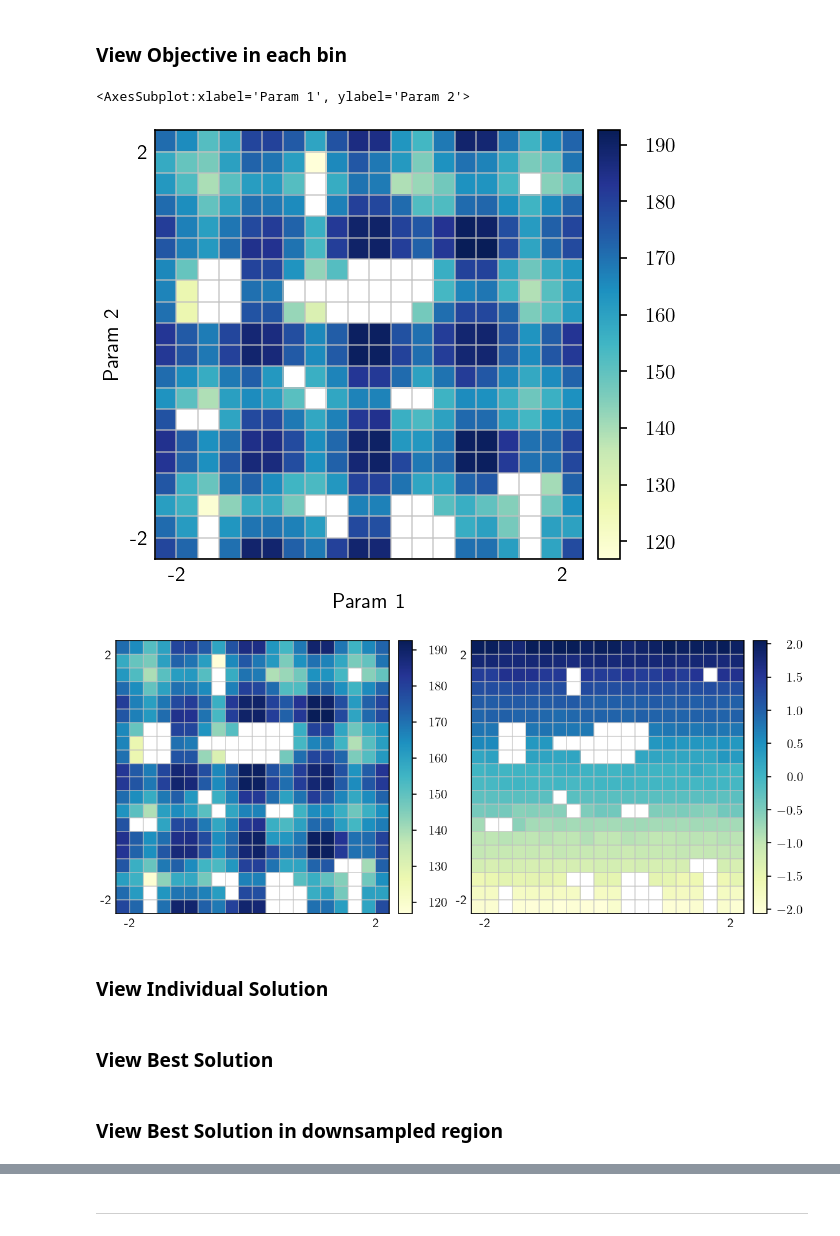
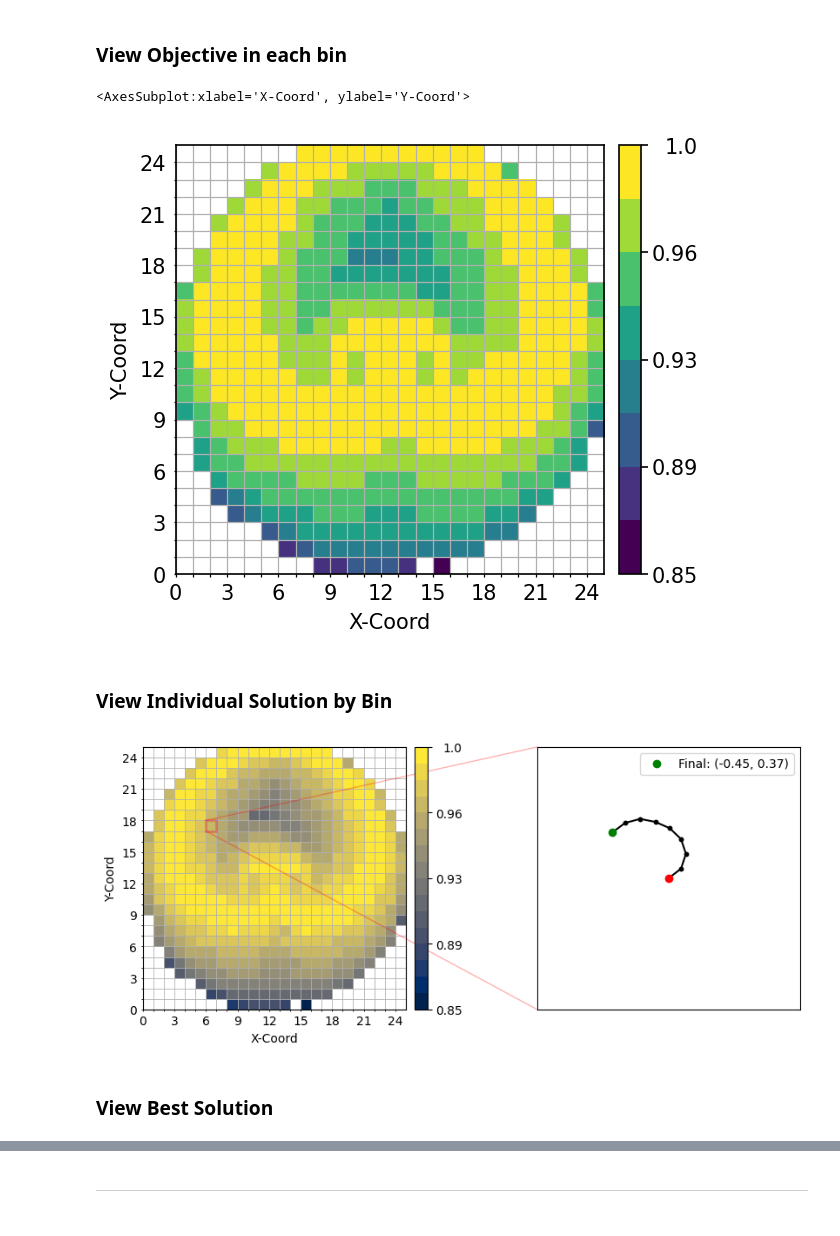
Before and after one commit to agaier/bbq, a Jupyter notebook: notebooks/archive_exploration.ipynb, the cells around one changed output, grey strips where cells are left out. Drawn from its saved outputs; the diff is of its cells as text; code cells hidden in the pictures.

Commit message:
updated code and notebooks for archive exploration

```diff
--- a/notebooks/archive_exploration.ipynb
+++ b/notebooks/archive_exploration.ipynb
@@ -20,53 +18,29 @@ from bbq.logging.vis import load_json, get_config_files, load_config, plot_stats
 # %% [markdown]
 ### Load Sample Grid Archive
 # %%
-data_path = 'example_archive'
-folder = f'{data_path}/'
+folder = 'sample_data/arm/CMA-ME/1'
 
 p = load_config(get_config_files(folder))['archive']
-fit_grid = np.load(folder+'/_fit.npy')
-desc_grid = np.load(folder+'/_desc.npy')
+fit = np.load(folder+'/archive/_fit.npy')
+desc = np.load(folder+'/archive/_desc.npy')
+meta = np.load(folder+'/archive/_meta.npy', allow_pickle=True)
 # %% [markdown]
 ### View Objective in each bin
-# %%
-from mpl_toolkits.axes_grid1 import make_axes_locatable
-from plotting import set_map_grid
-
-def view_map(Z, p, ax=None, bin_ticks=False):
-    if ax is None:
-        fig,ax = plt.subplots(figsize=(4,4),dpi=150)
-    with plt.style.context('me_grid'):
-        im = ax.imshow(Z, cmap='YlGnBu')
-
-        # Colorbar
-        divider = make_axes_locatable(ax)
-        cax = divider.append_axes("right", size="5%", pad=0.1)
-        cb = plt.colorbar(im, cax=cax)
-        for t in cb.ax.get_yticklabels():
-            t.set_horizontalalignment('right')
-            t.set_x(3.0)
-
-        # Grid
-        set_map_grid(ax, Z, bin_ticks=bin_ticks, **p)
-
-        ax.set(xlabel = p['desc_labels'][0], ylabel= p['desc_labels'][1])
-
-    return ax
-
-view_map(fit_grid, p)
-#view_map(fit_grid, p, bin_ticks=True)
-# %% [output]
-<AxesSubplot:xlabel='Param 1', ylabel='Param 2'>
-[figure, removed]
-# %%
-fig,ax = plt.subplots(ncols=2, figsize=(9,4),dpi=150)
-ax[0] = view_map(fit_grid, p, ax=ax[0])
-ax[1] = view_map(desc_grid[:,:,0], p, ax=ax[1])
-# %% [output]
-[figure, removed]
+# %%
+plot_map(fit, p, n_colors=8, bin_ticks=True, cmap='viridis')
+# %% [output]
+<AxesSubplot:xlabel='X-Coord', ylabel='Y-Coord'>
+[figure, added]
 # %% [markdown]
-### View Individual Solution
+### View Individual Solution by Bin
+# %%
+from bbq.examples.planar_arm import visualize
+from bbq.logging.vis import view_by_bin, view_best, view_solutions
+
+fig,ax = plt.subplots(figsize=(9,4),dpi=100)
+plot_map(fit, p, bin_ticks=True, ax=ax)
+view_by_bin((6,17), meta, visualize, ax)
+# %% [output]
+[figure, added]
 # %% [markdown]
 ### View Best Solution
-# %% [markdown]
-### View Best Solution in downsampled region
```
Also changed, not shown: parts of 9 cells of this notebook, 6 other files.
